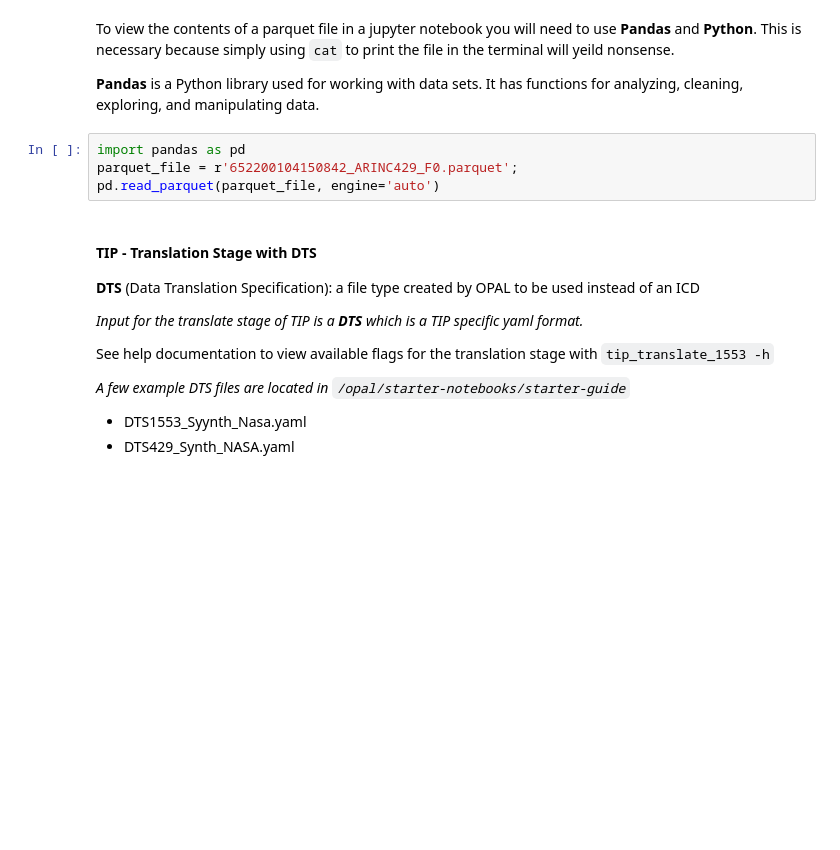
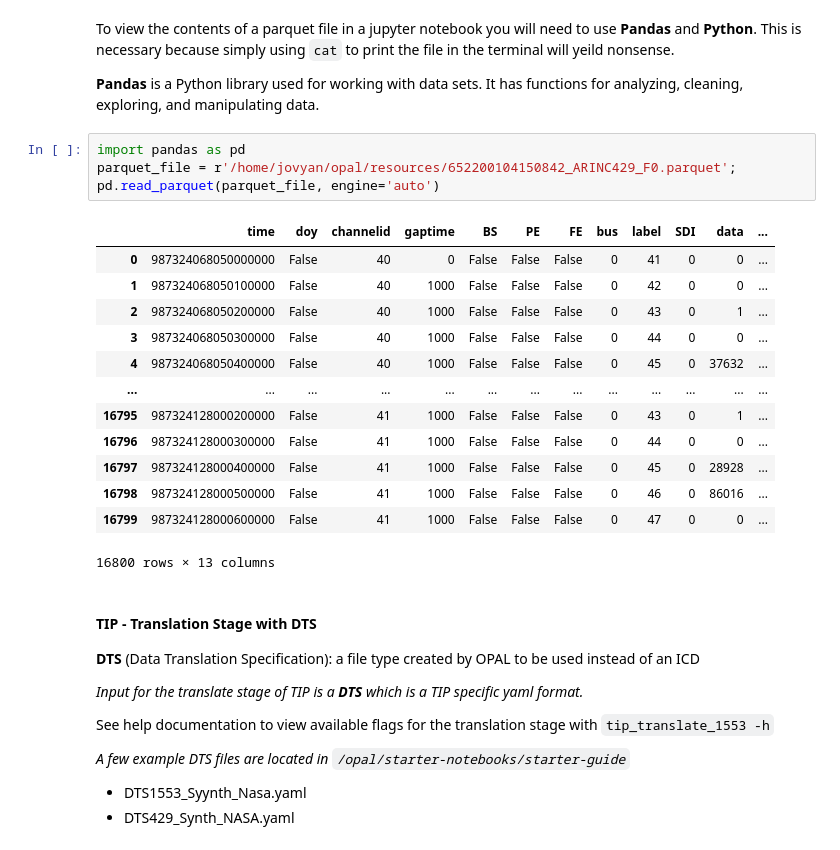
Before and after one commit to 309thEDDGE/opal, a Jupyter notebook: starter-notebooks/startup-guide/Startup_Guide_Jupyterlab.ipynb, the cells around one changed output. Saved outputs shown, nothing was run; the diff lists cells and outputs as text; blank space fills up the shorter version.

```diff
--- a/starter-notebooks/startup-guide/Startup_Guide_Jupyterlab.ipynb
+++ b/starter-notebooks/startup-guide/Startup_Guide_Jupyterlab.ipynb
@@ -256,8 +294,22 @@ To view the contents of a parquet file in a jupyter notebook you will need to us
 **Pandas** is a Python library used for working with data sets. It has functions for analyzing, cleaning, exploring, and manipulating data.
 # %%
 import pandas as pd
-parquet_file = r'652200104150842_ARINC429_F0.parquet';
+parquet_file = r'/home/jovyan/opal/resources/652200104150842_ARINC429_F0.parquet';
 pd.read_parquet(parquet_file, engine='auto')
+# %% [output]
+|  | time | doy | channelid | gaptime | BS | PE | FE | bus | label | SDI | data | ... |
+| 0 | 987324068050000000 | False | 40 | 0 | False | False | False | 0 | 41 | 0 | 0 | ... |
+| 1 | 987324068050100000 | False | 40 | 1000 | False | False | False | 0 | 42 | 0 | 0 | ... |
+| 2 | 987324068050200000 | False | 40 | 1000 | False | False | False | 0 | 43 | 0 | 1 | ... |
+| 3 | 987324068050300000 | False | 40 | 1000 | False | False | False | 0 | 44 | 0 | 0 | ... |
+| 4 | 987324068050400000 | False | 40 | 1000 | False | False | False | 0 | 45 | 0 | 37632 | ... |
+| ... | ... | ... | ... | ... | ... | ... | ... | ... | ... | ... | ... | ... |
+| 16795 | 987324128000200000 | False | 41 | 1000 | False | False | False | 0 | 43 | 0 | 1 | ... |
+| 16796 | 987324128000300000 | False | 41 | 1000 | False | False | False | 0 | 44 | 0 | 0 | ... |
+| 16797 | 987324128000400000 | False | 41 | 1000 | False | False | False | 0 | 45 | 0 | 28928 | ... |
+| 16798 | 987324128000500000 | False | 41 | 1000 | False | False | False | 0 | 46 | 0 | 86016 | ... |
+| 16799 | 987324128000600000 | False | 41 | 1000 | False | False | False | 0 | 47 | 0 | 0 | ... |
+16800 rows × 13 columns
 # %% [markdown]
 #### TIP - Translation Stage with DTS
 
```
Also changed, not shown: parts of 5 cells of this notebook, 2 other files.
